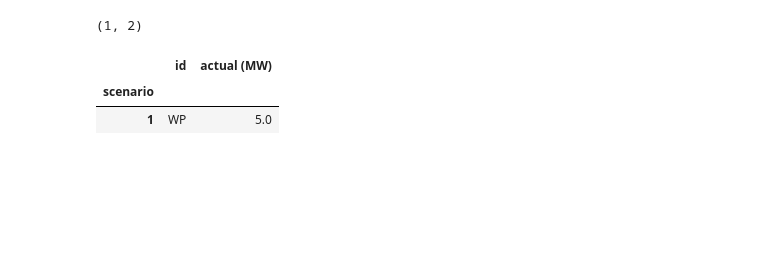
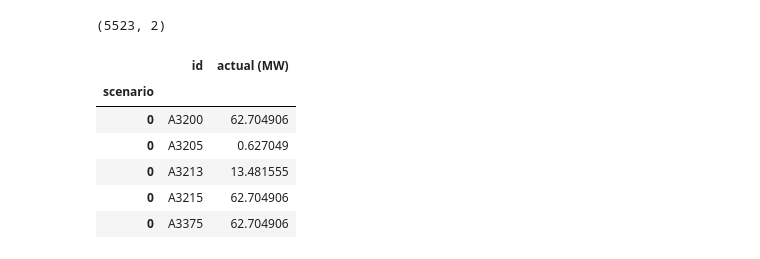
Before and after one commit to drakesiard/power, a Jupyter notebook: dtu31792/project/proj2-stochastic-program.ipynb, the cells around one changed output. Drawn from its saved outputs; the diff is of its cells as text; code cells hidden in the pictures; blank space fills up the shorter version.

```diff
--- a/dtu31792/project/proj2-stochastic-program.ipynb
+++ b/dtu31792/project/proj2-stochastic-program.ipynb
@@ -35,24 +43,30 @@ demand.head()
 # %%
-scenarios = pd.read_csv('stochastic_example_scenarios.csv').set_index('scenario')
-nscenarios = len(scenarios)
+# scenarios = pd.read_csv('inputs/stochastic_example_scenarios.csv').set_index('scenario')
+scenarios = pd.read_csv('inputs/20201007_da_co.scenarios.csv').set_index('scenario')
+scenarios = scenarios.loc[:20,:]
+nscenarios = len(scenarios.index.unique())
 pi_w = 1. / nscenarios
 
-# scenarios = scenarios.loc[[1]]
+# scenarios = scenarios.loc[[0]]
 # nscenarios = 1
 # pi_w = 1.
 
 # scenarios = scenarios.loc[[]]
 # nscenarios = 0
 # pi_w = 0.
 
 nscenarios = len(scenarios)
 print(scenarios.shape)
 scenarios.head()
 # %% [output]
-(1, 2)
+(5523, 2)
 |  | id | actual (MW) |
 | scenario |  |  |
-| 1 | WP | 5.0 |
+| 0 | A3200 | 62.704906 |
+| 0 | A3205 | 0.627049 |
+| 0 | A3213 | 13.481555 |
+| 0 | A3215 | 62.704906 |
+| 0 | A3375 | 62.704906 |
 # %%
 nodes = sorted(set(supply['node']) | set(demand['node']))
 nnodes = len(nodes)
```
Also changed, not shown: parts of 25 cells of this notebook, 18 other files.
